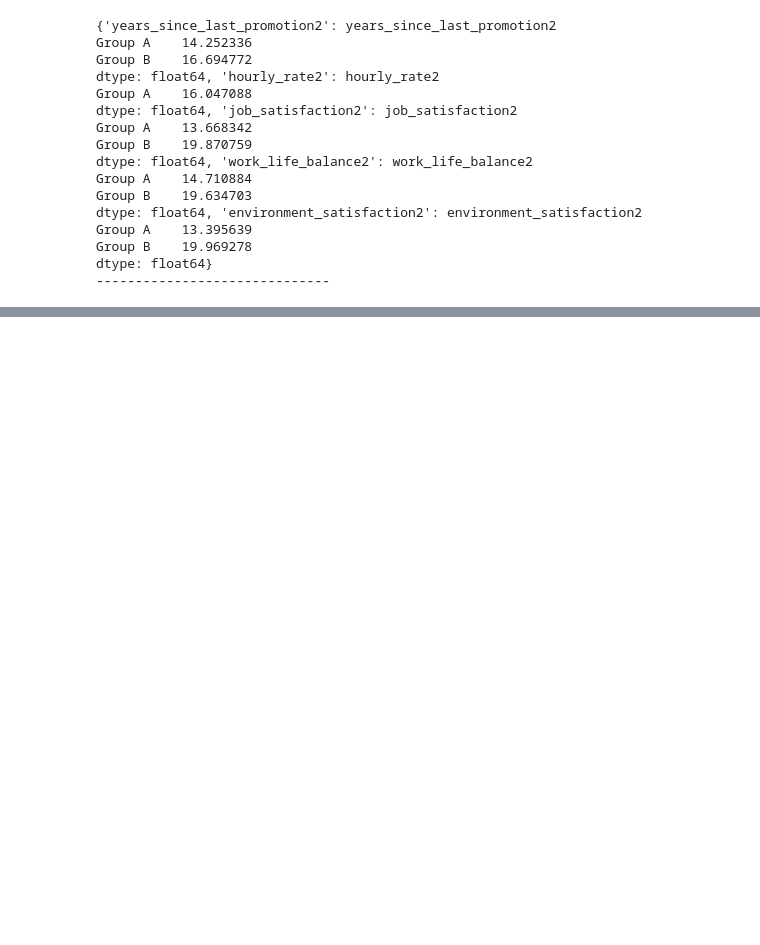
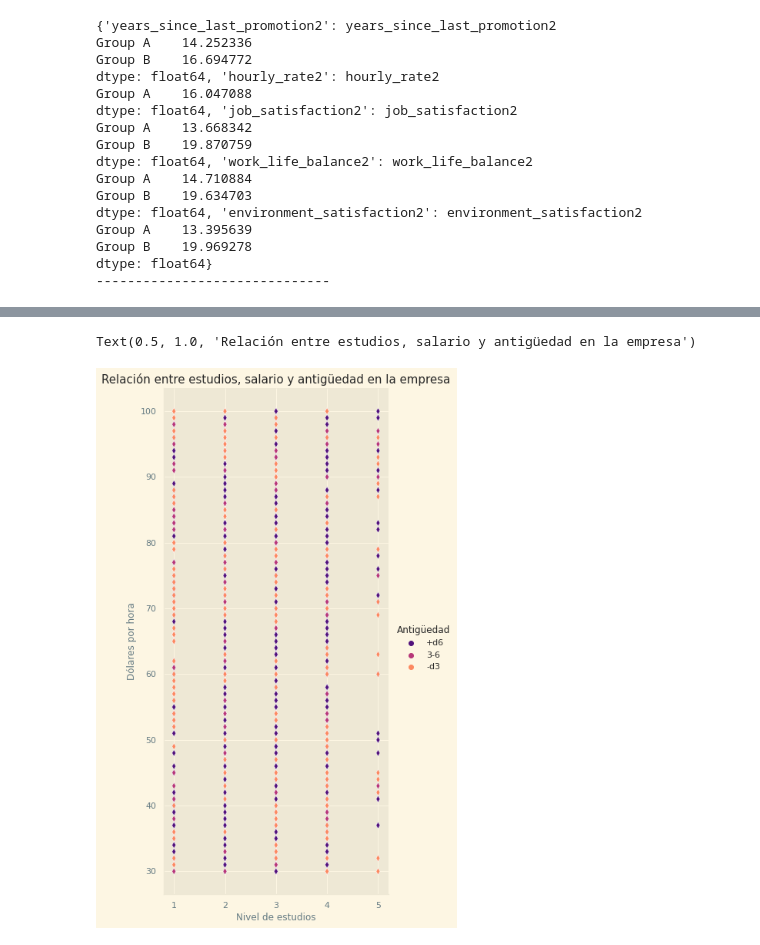
Before and after one commit to Adalab/proyecto-da-promo-Farzana-modulo3-team3-, a Jupyter notebook: ABTesting.ipynb, the cells around one changed output, grey strips where cells are left out. Saved outputs shown, nothing was run; the diff lists cells and outputs as text; code cells hidden in the pictures; blank space fills up the shorter version.

```diff
--- a/ABTesting.ipynb
+++ b/ABTesting.ipynb
@@ -112,0 +245,23 @@ dtype: float64}
+# %%
+def asignar_color(years):
+    if years <= 6:
+        return '-d3' if years <= 3 else '3-6' if years <= 6 else '+6'
+    else:
+        return '+d6'
+# Aplicar la función asignar_color a la columna 'years_at_company'
+df['Antigüedad'] = df['years_at_company'].apply(asignar_color)
+# Crear el gráfico utilizando el DataFrame modificado
+sns.pairplot(data=df,
+             x_vars=['education'],
+             y_vars=['hourly_rate'],
+             hue='Antigüedad',  # Usar la columna 'color' como la variable de color
+             markers='d',
+             palette='magma',
+             height=10, aspect=0.5)
+# Resto del código para personalizar el gráfico
+plt.xlabel("Nivel de estudios", fontsize=12)
+plt.ylabel("Dólares por hora", fontsize=12)
+plt.title("Relación entre estudios, salario y antigüedad en la empresa", fontsize=15)
+# %% [output]
+Text(0.5, 1.0, 'Relación entre estudios, salario y antigüedad en la empresa')
+[figure, added]
```
Also changed, not shown: parts of 10 cells of this notebook.
